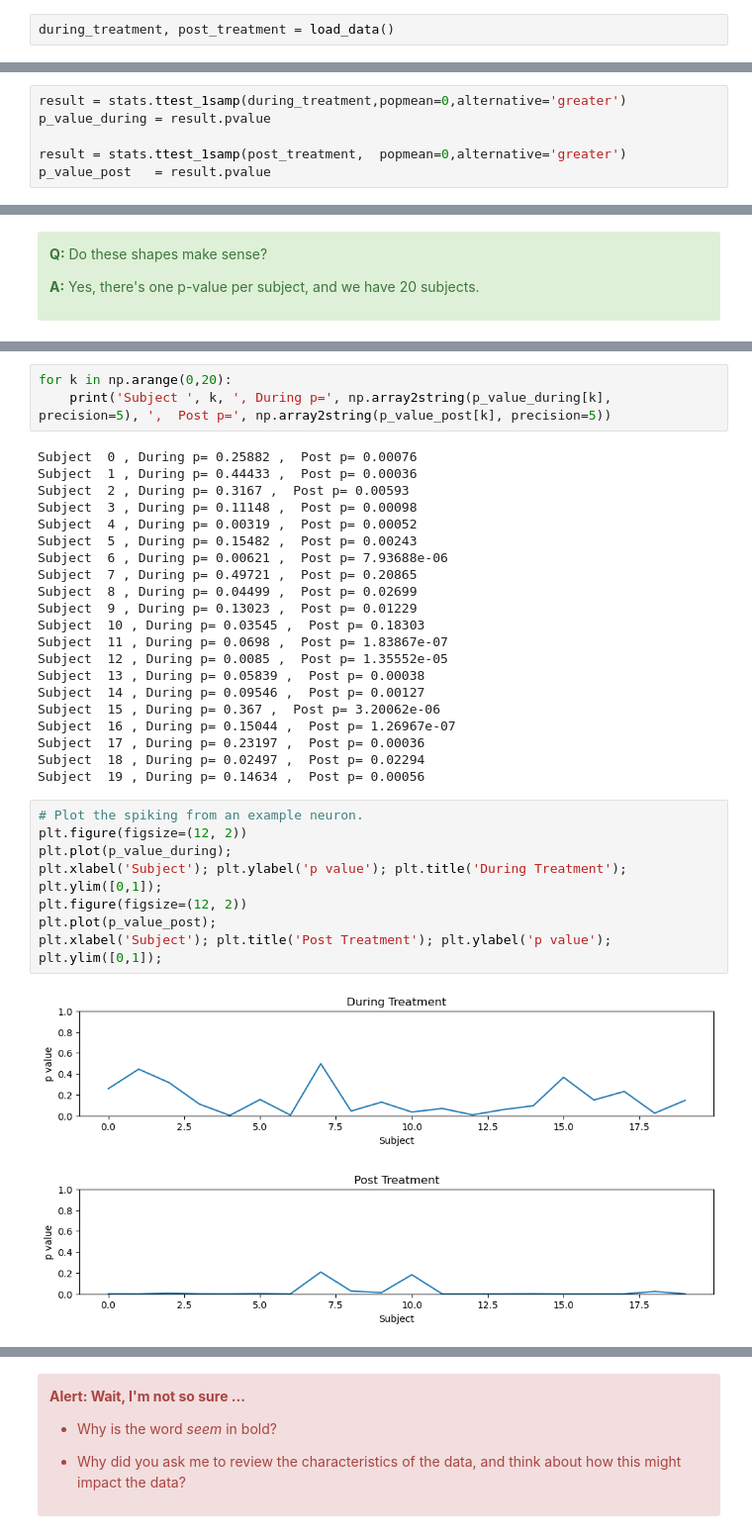
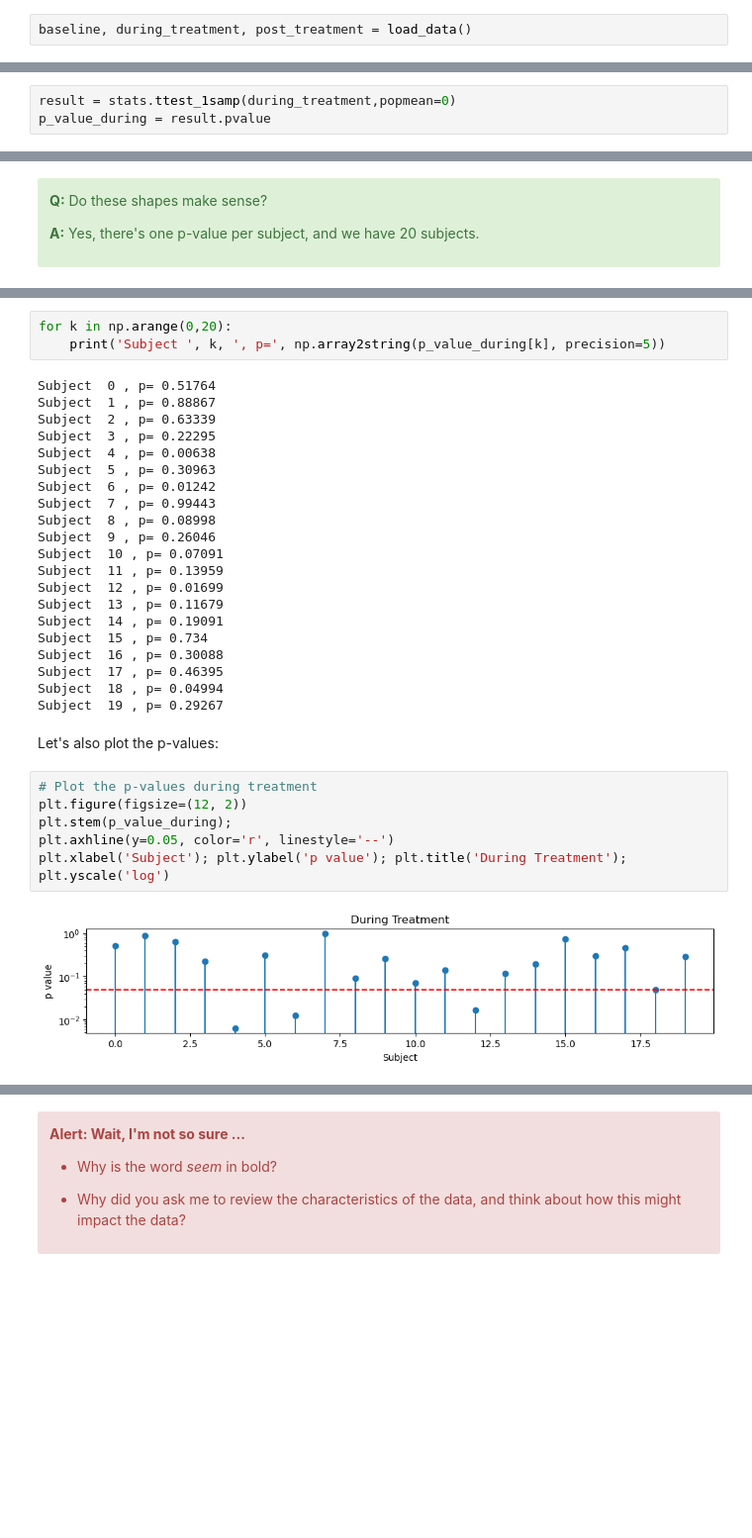
Before and after one commit to Mark-Kramer/METER-Units, a Jupyter notebook: METER_P_Values.ipynb, the cells around one changed output, grey strips where cells are left out. Shown: that part at 99% size. Drawn from its saved outputs; the diff is of its cells as text; blank space fills up the shorter version.

```diff
--- a/METER_P_Values.ipynb
+++ b/METER_P_Values.ipynb
@@ -96,7 +91,7 @@ Correct ansewr: Mean spindle rate post-treatment = 0.
 # %% [markdown]
 Now, let's load the data and compute the p-values.
 # %%
-during_treatment, post_treatment = load_data()
+baseline, during_treatment, post_treatment = load_data()
 # %% [markdown]
 Let's start by investigating the structure of the data.
 # %%
@@ -116,9 +158,6 @@ Let's now compute the p-values during treatment:
 # %%
-result = stats.ttest_1samp(during_treatment,popmean=0,alternative='greater')
+result = stats.ttest_1samp(during_treatment,popmean=0)
 p_value_during = result.pvalue
-
-result = stats.ttest_1samp(post_treatment,  popmean=0,alternative='greater')
-p_value_post   = result.pvalue
 # %% [markdown]
 Let's investigate the shape of these results:
 # %%
@@ -142,38 +177,37 @@ Let's also plot the p-values for both conditions:
 # %%
 for k in np.arange(0,20):
-    print('Subject ', k, ', During p=', np.array2string(p_value_during[k], precision=5), ',  Post p=', np.array2string(p_value_post[k], precision=5))
+    print('Subject ', k, ', p=', np.array2string(p_value_during[k], precision=5))
 # %% [output]
-Subject  0 , During p= 0.25882 ,  Post p= 0.00076
-Subject  1 , During p= 0.44433 ,  Post p= 0.00036
-Subject  2 , During p= 0.3167 ,  Post p= 0.00593
-Subject  3 , During p= 0.11148 ,  Post p= 0.00098
-Subject  4 , During p= 0.00319 ,  Post p= 0.00052
-Subject  5 , During p= 0.15482 ,  Post p= 0.00243
-Subject  6 , During p= 0.00621 ,  Post p= 7.93688e-06
-Subject  7 , During p= 0.49721 ,  Post p= 0.20865
-Subject  8 , During p= 0.04499 ,  Post p= 0.02699
-Subject  9 , During p= 0.13023 ,  Post p= 0.01229
-Subject  10 , During p= 0.03545 ,  Post p= 0.18303
-Subject  11 , During p= 0.0698 ,  Post p= 1.83867e-07
-Subject  12 , During p= 0.0085 ,  Post p= 1.35552e-05
-Subject  13 , During p= 0.05839 ,  Post p= 0.00038
-Subject  14 , During p= 0.09546 ,  Post p= 0.00127
-Subject  15 , During p= 0.367 ,  Post p= 3.20062e-06
-Subject  16 , During p= 0.15044 ,  Post p= 1.26967e-07
-Subject  17 , During p= 0.23197 ,  Post p= 0.00036
-Subject  18 , During p= 0.02497 ,  Post p= 0.02294
-Subject  19 , During p= 0.14634 ,  Post p= 0.00056
+Subject  0 , p= 0.51764
+Subject  1 , p= 0.88867
+Subject  2 , p= 0.63339
+Subject  3 , p= 0.22295
+Subject  4 , p= 0.00638
+Subject  5 , p= 0.30963
+Subject  6 , p= 0.01242
+Subject  7 , p= 0.99443
+Subject  8 , p= 0.08998
+Subject  9 , p= 0.26046
+Subject  10 , p= 0.07091
+Subject  11 , p= 0.13959
+Subject  12 , p= 0.01699
+Subject  13 , p= 0.11679
+Subject  14 , p= 0.19091
+Subject  15 , p= 0.734
+Subject  16 , p= 0.30088
+Subject  17 , p= 0.46395
+Subject  18 , p= 0.04994
+Subject  19 , p= 0.29267
+# %% [markdown]
+Let's also plot the p-values:
 # %%
-# Plot the spiking from an example neuron.
+# Plot the p-values during treatment
 plt.figure(figsize=(12, 2))
-plt.plot(p_value_during);
-plt.xlabel('Subject'); plt.ylabel('p value'); plt.title('During Treatment'); plt.ylim([0,1]);
-plt.figure(figsize=(12, 2))
-plt.plot(p_value_post);
-plt.xlabel('Subject'); plt.title('Post Treatment'); plt.ylabel('p value'); plt.ylim([0,1]);
+plt.stem(p_value_during);
+plt.axhline(y=0.05, color='r', linestyle='--')
+plt.xlabel('Subject'); plt.ylabel('p value'); plt.title('During Treatment'); plt.yscale('log')
 # %% [output]
-[figure, old version]
+[figure, new version]
-[figure, removed]
 # %% [markdown]
 <div class="alert alert-block alert-success">
 
```
Also changed, not shown: parts of 70 cells of this notebook, 3 other files.
